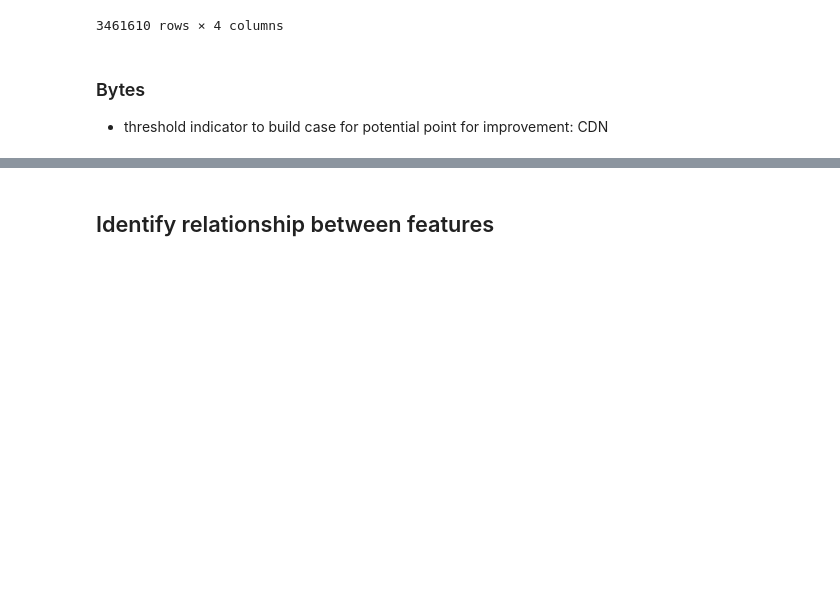
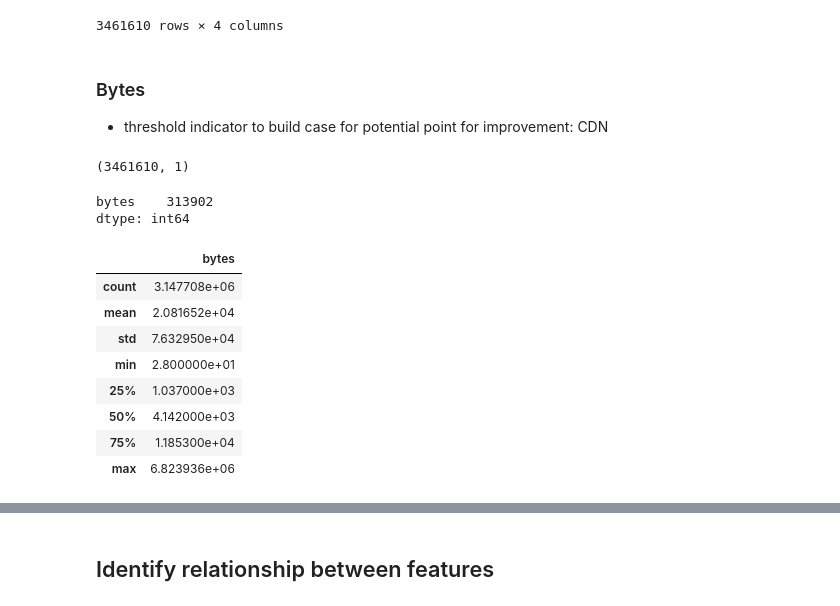
Before and after one commit to emtabiraobarias/nasa-website-1995-analysis, a Jupyter notebook: eda/nasa_website_analysis.ipynb, the cells around one changed output, grey strips where cells are left out. Cells and saved outputs as stored; diff of their text form; code cells hidden in the pictures; blank space fills up the shorter version.

```diff
--- a/eda/nasa_website_analysis.ipynb
+++ b/eda/nasa_website_analysis.ipynb
@@ -649,3 +650,30 @@ df_response
 # %% [markdown]
 ### Bytes
 * threshold indicator to build case for potential point for improvement: CDN
+# %%
+df_bytes = pd.DataFrame(pd.to_numeric(df_cleaned_logs['bytes'], errors='coerce', downcast='integer'))
+
+df_bytes['bytes'] = df_bytes['bytes'].fillna(0)#.apply(np.int64)
+
+df_bytes.shape
+# %% [output]
+(3461610, 1)
+# %%
+df_bytes[df_bytes['bytes'] == 0].count()
+# %% [output]
+bytes    313902
+dtype: int64
+# %%
+df_return_bytes = df_bytes[df_bytes['bytes'] > 0]
+
+df_return_bytes.describe()
+# %% [output]
+|  | bytes |
+| count | 3.147708e+06 |
+| mean | 2.081652e+04 |
+| std | 7.632950e+04 |
+| min | 2.800000e+01 |
+| 25% | 1.037000e+03 |
+| 50% | 4.142000e+03 |
+| 75% | 1.185300e+04 |
+| max | 6.823936e+06 |
```
Also changed, not shown: parts of 6 cells of this notebook.
